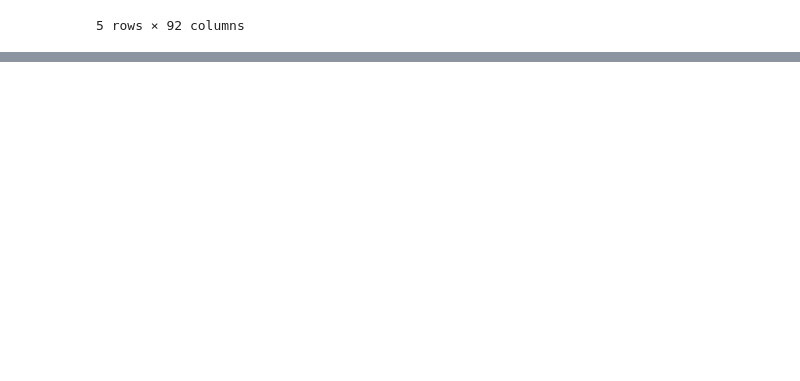
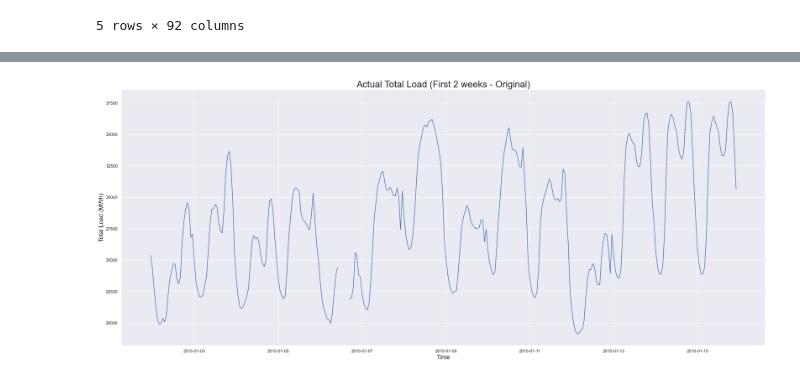
Before and after one commit to junda-qian/signate_electricity_price_forecasting, a Jupyter notebook: notebooks/notebook.ipynb, the cells around one changed output, grey strips where cells are left out. Cells and saved outputs as stored; diff of their text form; code cells hidden in the pictures; blank space fills up the shorter version.

Commit message:
exploration and cleaning of energy dataset

```diff
--- a/notebooks/notebook.ipynb
+++ b/notebooks/notebook.ipynb
@@ -38,3 +29,7 @@ df.head()
 | 3 | 2015-01-02 03:00:00+01:00 | 438.0 | 254.0 | 4314.0 | 4131.0 | ... |
 | 4 | 2015-01-02 04:00:00+01:00 | 428.0 | 187.0 | 4130.0 | 3840.0 | ... |
 5 rows × 92 columns
+# %%
+df_energy = df.loc[:, 'time':'total_load_actual']
+df_energy['price_actual'] = df['price_actual']
+df_energy.head()
@@ -40,0 +75,5 @@ df.head()
+# %%
+# Convert time to datetime object and set it as index
+
+df_energy['time'] = pd.to_datetime(df_energy['time'], utc=True, infer_datetime_format=True)
+df_energy = df_energy.set_index('time')
@@ -40,0 +125,35 @@ df.head()
+# %%
+# Define a function to plot different types of time-series
+
+def plot_series(df=None, column=None, series=pd.Series([]),
+                label=None, ylabel=None, title=None, start=0, end=None):
+    """
+    Plots a certain time-series which has either been loaded in a dataframe
+    and which constitutes one of its columns or it a custom pandas series
+    created by the user. The user can define either the 'df' and the 'column'
+    or the 'series' and additionally, can also define the 'label', the
+    'ylabel', the 'title', the 'start' and the 'end' of the plot.
+    """
+    sns.set()
+    fig, ax = plt.subplots(figsize=(30, 12))
+    ax.set_xlabel('Time', fontsize=16)
+    if column:
+        ax.plot(df[column][start:end], label=label)
+        ax.set_ylabel(ylabel, fontsize=16)
+    if series.any():
+        ax.plot(series, label=label)
+        ax.set_ylabel(ylabel, fontsize=16)
+    if label:
+        ax.legend(fontsize=16)
+    if title:
+        ax.set_title(title, fontsize=24)
+    ax.grid(True)
+    return ax
+# %%
+# Zoom into the plot of the hourly (actual) total load
+
+ax = plot_series(df=df_energy, column='total_load_actual', ylabel='Total Load (MWh)',
+                 title='Actual Total Load (First 2 weeks - Original)', end=24*7*2)
+plt.show()
+# %% [output]
+[figure, added]
```
Also changed, not shown: parts of 10 cells of this notebook.
